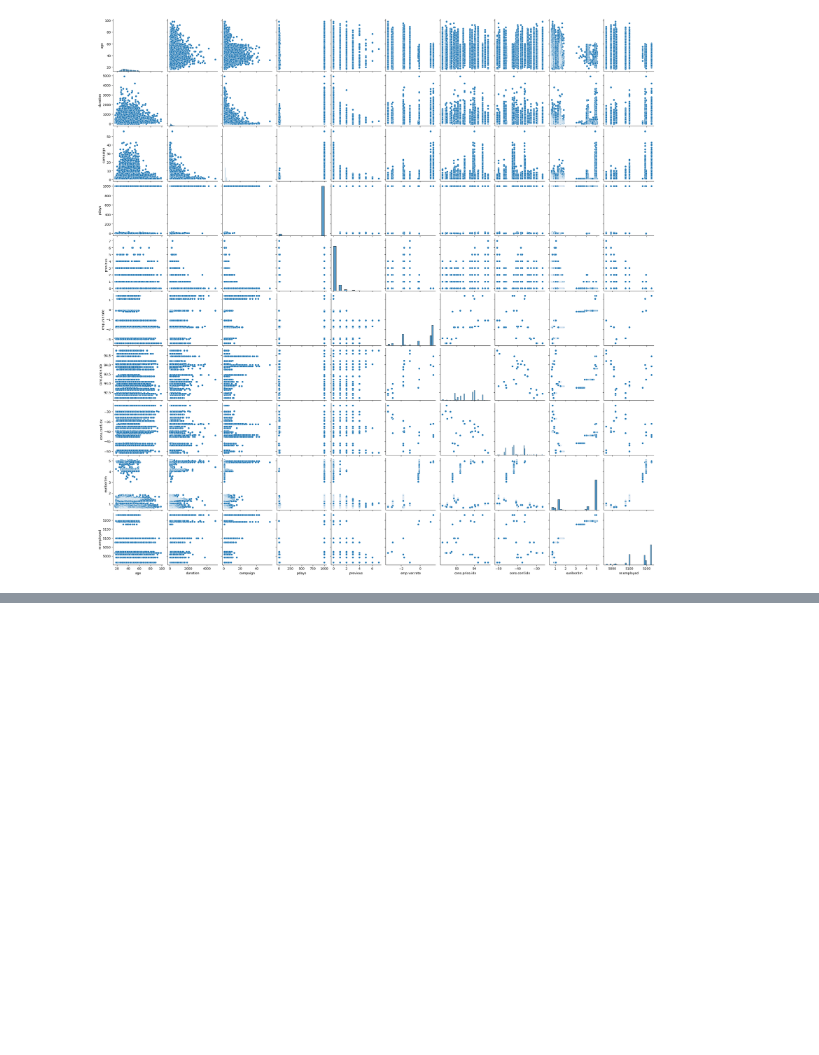
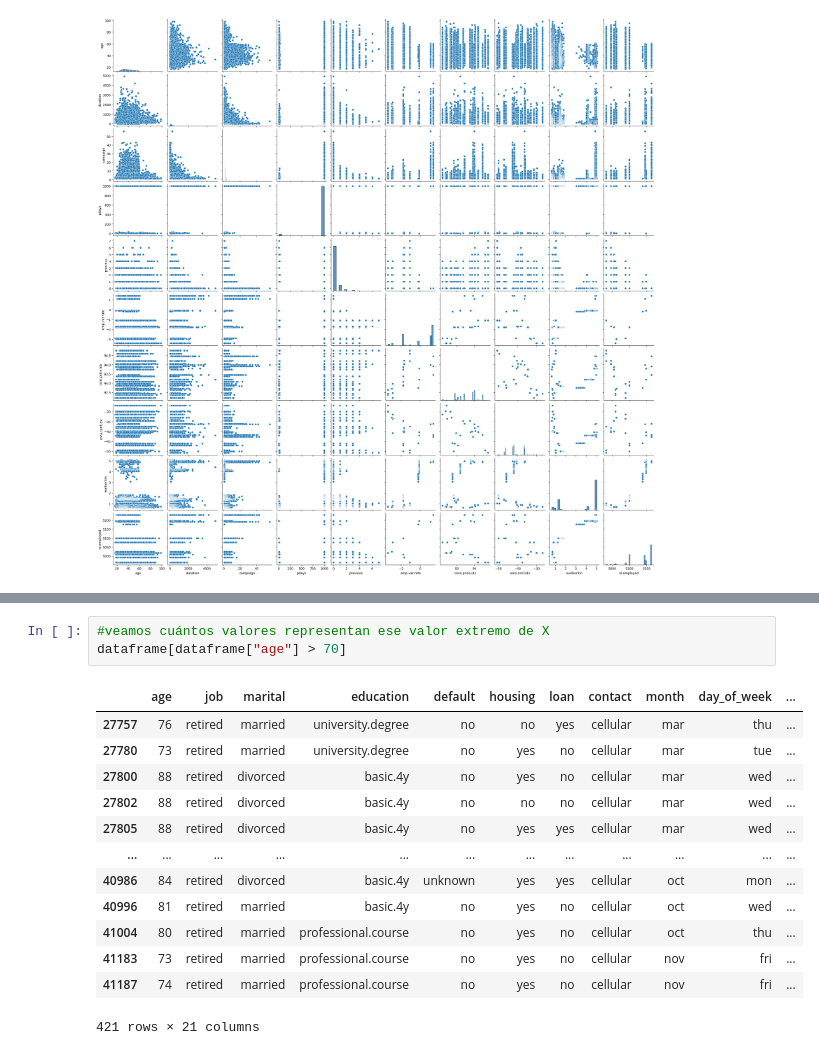
Before and after one commit to jaimed411/014-PROYECTO1-Regresion-Logistica, a Jupyter notebook: src/explore.ipynb, the cells around one changed output, grey strips where cells are left out. Drawn from its saved outputs; the diff is of its cells as text; blank space fills up the shorter version.

```diff
--- a/src/explore.ipynb
+++ b/src/explore.ipynb
@@ -300,0 +363,17 @@ sns.pairplot(data = dataframe)
+# %%
+#veamos cuántos valores representan ese valor extremo de X
+dataframe[dataframe["age"] > 70]
+# %% [output]
+|  | age | job | marital | education | default | housing | loan | contact | month | day_of_week | ... |
+| 27757 | 76 | retired | married | university.degree | no | no | yes | cellular | mar | thu | ... |
+| 27780 | 73 | retired | married | university.degree | no | yes | no | cellular | mar | tue | ... |
+| 27800 | 88 | retired | divorced | basic.4y | no | yes | no | cellular | mar | wed | ... |
+| 27802 | 88 | retired | divorced | basic.4y | no | no | no | cellular | mar | wed | ... |
+| 27805 | 88 | retired | divorced | basic.4y | no | yes | yes | cellular | mar | wed | ... |
+| ... | ... | ... | ... | ... | ... | ... | ... | ... | ... | ... | ... |
+| 40986 | 84 | retired | divorced | basic.4y | unknown | yes | yes | cellular | oct | mon | ... |
+| 40996 | 81 | retired | married | basic.4y | no | yes | no | cellular | oct | wed | ... |
+| 41004 | 80 | retired | married | professional.course | no | yes | no | cellular | oct | thu | ... |
+| 41183 | 73 | retired | married | professional.course | no | yes | no | cellular | nov | fri | ... |
+| 41187 | 74 | retired | married | professional.course | no | yes | no | cellular | nov | fri | ... |
+421 rows × 21 columns
```
Also changed, not shown: parts of 8 cells of this notebook.
